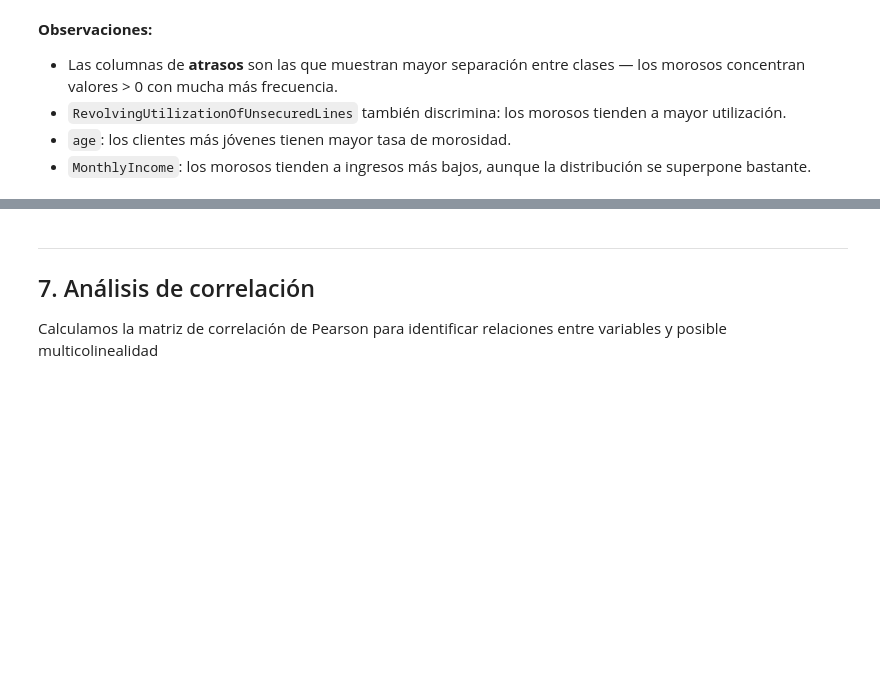
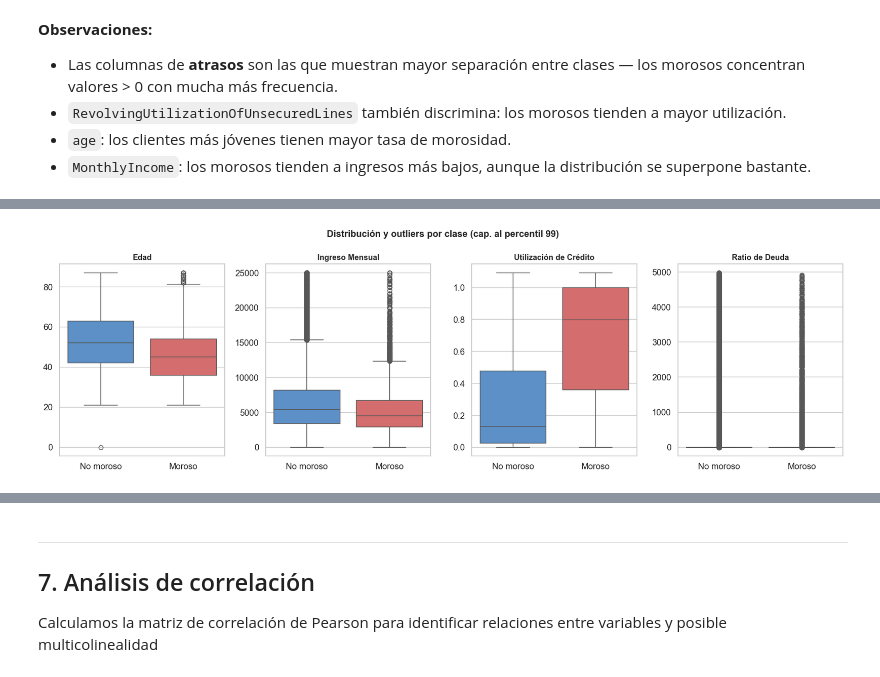
Before and after one commit to Roddorr2/credit-scoring, a Jupyter notebook: notebooks/01_eda.ipynb, the cells around one changed output, grey strips where cells are left out. Saved outputs shown, nothing was run; the diff lists cells and outputs as text; code cells hidden in the pictures; blank space fills up the shorter version.

Commit message:
style: agregar boxplots, graficos comparativos antes/despues y corregir escala en R

```diff
--- a/notebooks/01_eda.ipynb
+++ b/notebooks/01_eda.ipynb
@@ -321,0 +328,34 @@ plt.show()
+# %%
+# Boxplots por clase para variables continuas clave (cap. al percentil 99)
+vars_box = ['age', 'MonthlyIncome', 'RevolvingUtilizationOfUnsecuredLines', 'DebtRatio']
+etiq_box = ['Edad', 'Ingreso Mensual', 'Utilización de Crédito', 'Ratio de Deuda']
+
+fig, axes = plt.subplots(1, 4, figsize=(16, 5))
+
+for i, col in enumerate(vars_box):
+    ax = axes[i]
+    # Filtramos nulos y limitamos al percentil 99 para visualización legible
+    datos_limpios = df[[col, 'SeriousDlqin2yrs']].dropna()
+    cap = datos_limpios[col].quantile(0.99)
+    datos_cap = datos_limpios[datos_limpios[col] <= cap]
+
+    sns.boxplot(
+        x='SeriousDlqin2yrs',
+        y=col,
+        data=datos_cap,
+        ax=ax,
+        palette=colores_clase,
+        hue='SeriousDlqin2yrs',
+        legend=False
+    )
+
+    ax.set_title(etiq_box[i], fontsize=11, fontweight='bold')
+    ax.set_xticklabels(['No moroso', 'Moroso'])
+    ax.set_xlabel(None)
+    ax.set_ylabel(None)
+
+plt.suptitle('Distribución y outliers por clase (cap. al percentil 99)', fontsize=13, fontweight='bold')
+plt.tight_layout()
+plt.show()
+# %% [output]
+[figure, added]
```
Also changed, not shown: parts of 2 cells of this notebook, 2 other files.
